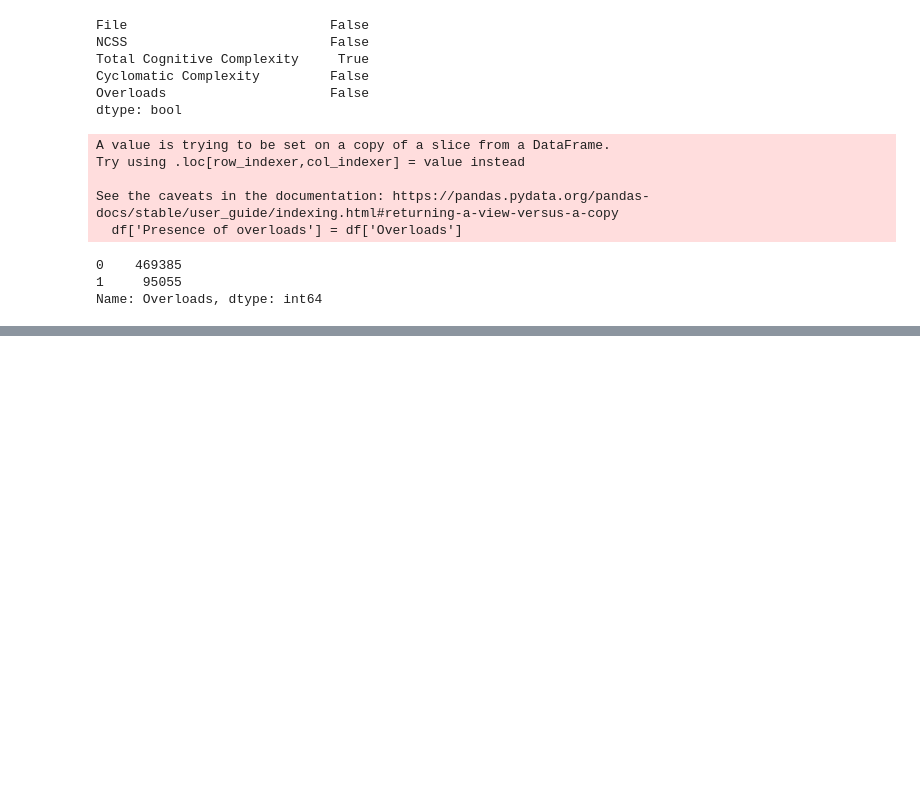
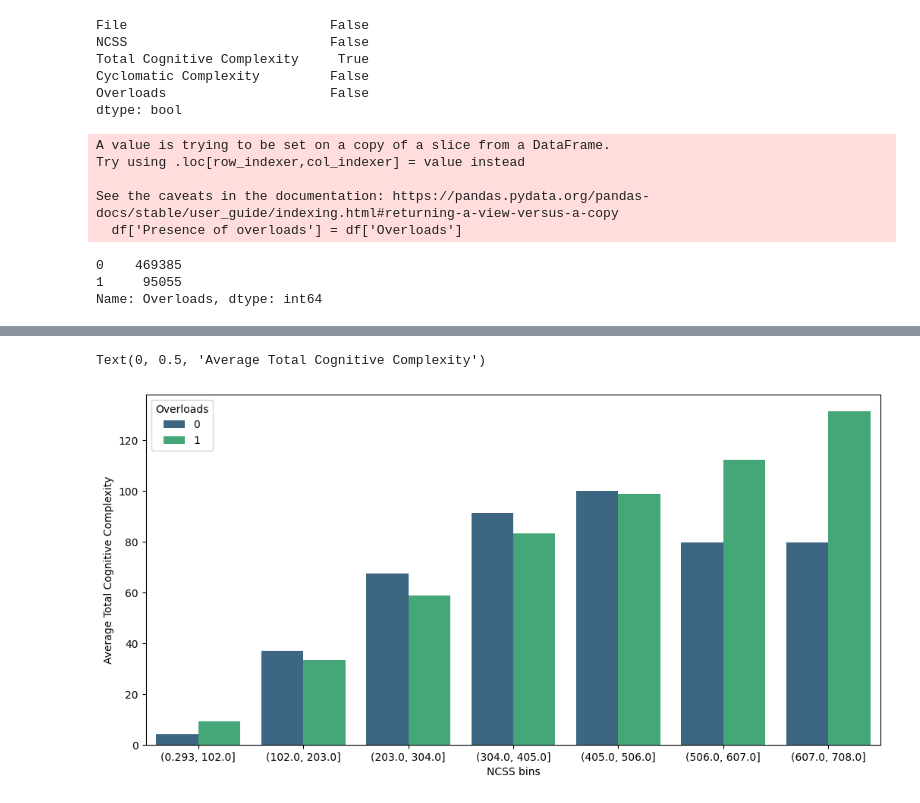
Before and after one commit to Bopobywek/sqm-article-code, a Jupyter notebook: data_analysis.ipynb, the cells around one changed output, grey strips where cells are left out. Drawn from its saved outputs; the diff is of its cells as text; code cells hidden in the pictures; blank space fills up the shorter version.

```diff
--- a/data_analysis.ipynb
+++ b/data_analysis.ipynb
@@ -138,0 +143,11 @@ Name: NCSS, dtype: float64
+# %%
+df['NCSS bins'] = pd.cut(df['NCSS'], bins=7)
+
+mean_complexity_by_bin = df.groupby(['NCSS bins', 'Overloads'])['Total Cognitive Complexity'].mean().reset_index()
+
+plt.figure(figsize=(12.5, 6))
+sns.barplot(data=mean_complexity_by_bin, x='NCSS bins', y='Total Cognitive Complexity', hue='Overloads', palette='viridis')
+plt.ylabel("Average Total Cognitive Complexity")
+# %% [output]
+Text(0, 0.5, 'Average Total Cognitive Complexity')
+[figure, added]
```
Also changed, not shown: parts of 15 cells of this notebook.
